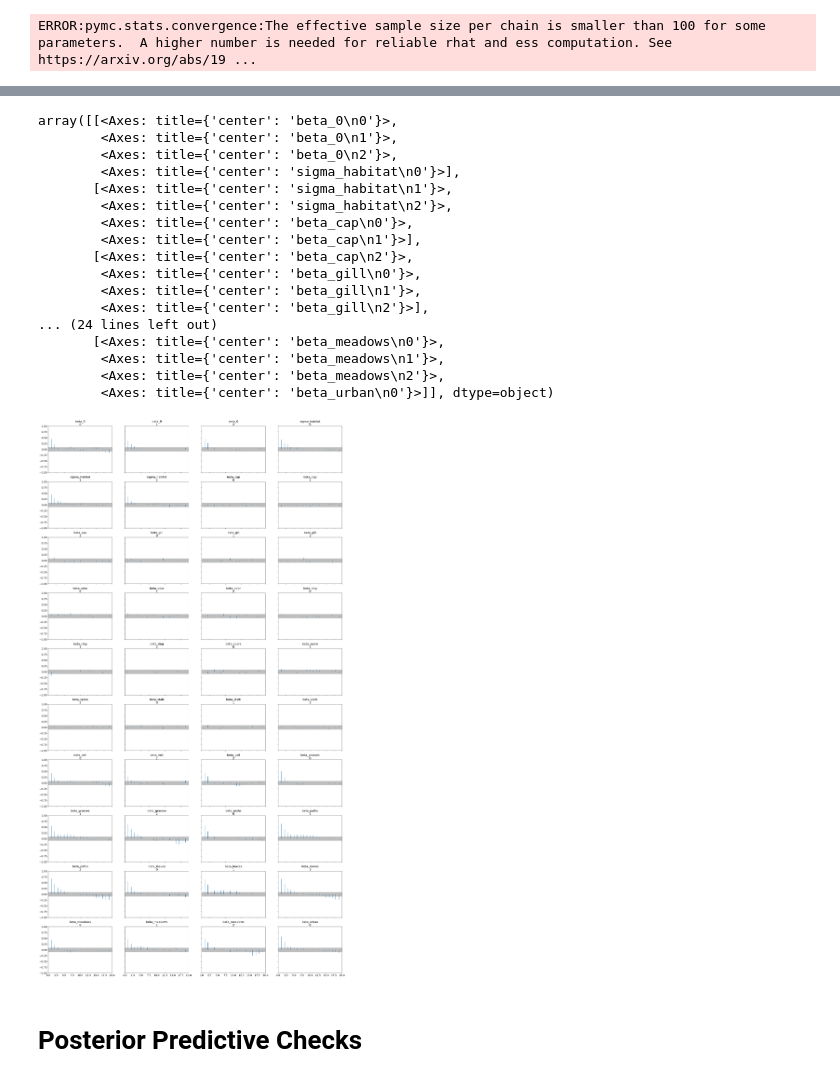
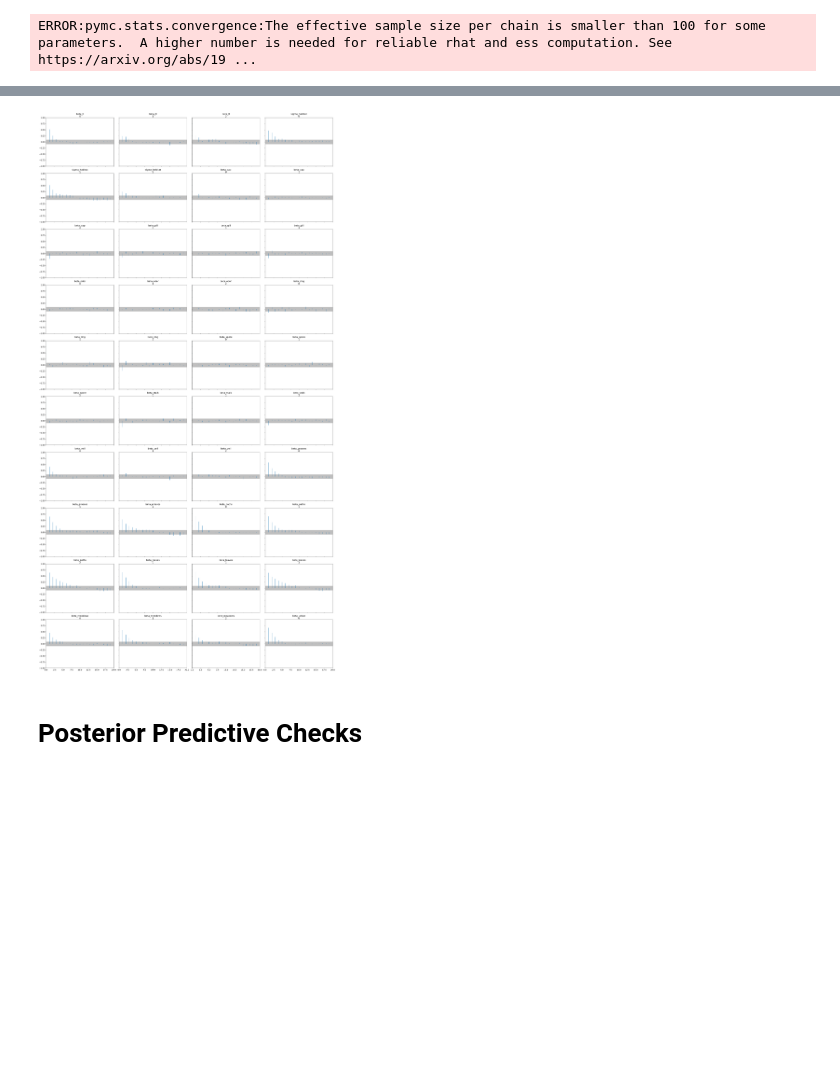
Before and after one commit to jeffwongqy/Bayesian-Mushroom-Classification, a Jupyter notebook: bayes_mushroom_classification.ipynb, the cells around one changed output, grey strips where cells are left out. Cells and saved outputs as stored; diff of their text form; code cells hidden in the pictures; blank space fills up the shorter version.

```diff
--- a/bayes_mushroom_classification.ipynb
+++ b/bayes_mushroom_classification.ipynb
@@ -177,29 +164,14 @@ beta_woods      1.681  3.887   1.01     344.0
 # %%
 # check for the high autocorrelation
 az.plot_autocorr(trace, var_names = ['beta_0', 'sigma_habitat',
                                       'beta_cap', 'beta_gill', 'beta_odor',
                                       'beta_ring', 'beta_spore', 'beta_stalk', 'beta_veil',
                                       'beta_grasses', 'beta_paths', 'beta_leaves', 'beta_meadows',
-                                      'beta_urban', 'beta_waste', 'beta_woods'], max_lag = 20)
+                                      'beta_urban', 'beta_waste', 'beta_woods'], max_lag = 20);
+plt.tight_layout()
+plt.show()
 # %% [output]
-array([[<Axes: title={'center': 'beta_0\n0'}>,
-        <Axes: title={'center': 'beta_0\n1'}>,
-        <Axes: title={'center': 'beta_0\n2'}>,
-        <Axes: title={'center': 'sigma_habitat\n0'}>],
-       [<Axes: title={'center': 'sigma_habitat\n1'}>,
-        <Axes: title={'center': 'sigma_habitat\n2'}>,
-        <Axes: title={'center': 'beta_cap\n0'}>,
-        <Axes: title={'center': 'beta_cap\n1'}>],
-       [<Axes: title={'center': 'beta_cap\n2'}>,
-        <Axes: title={'center': 'beta_gill\n0'}>,
-        <Axes: title={'center': 'beta_gill\n1'}>,
-        <Axes: title={'center': 'beta_gill\n2'}>],
-... (24 lines left out)
-       [<Axes: title={'center': 'beta_meadows\n0'}>,
-        <Axes: title={'center': 'beta_meadows\n1'}>,
-        <Axes: title={'center': 'beta_meadows\n2'}>,
-        <Axes: title={'center': 'beta_urban\n0'}>]], dtype=object)
-[figure, old version]
+[figure, new version]
 # %% [markdown]
 # Posterior Predictive Checks
 # %%
```
Also changed, not shown: parts of 14 cells of this notebook.
